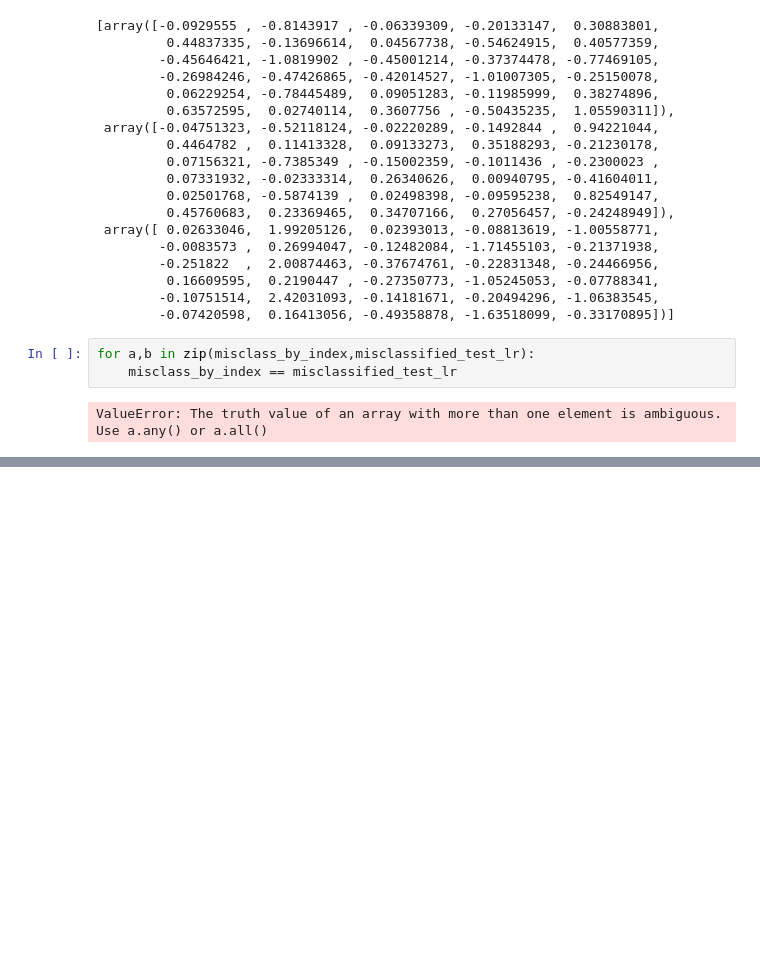
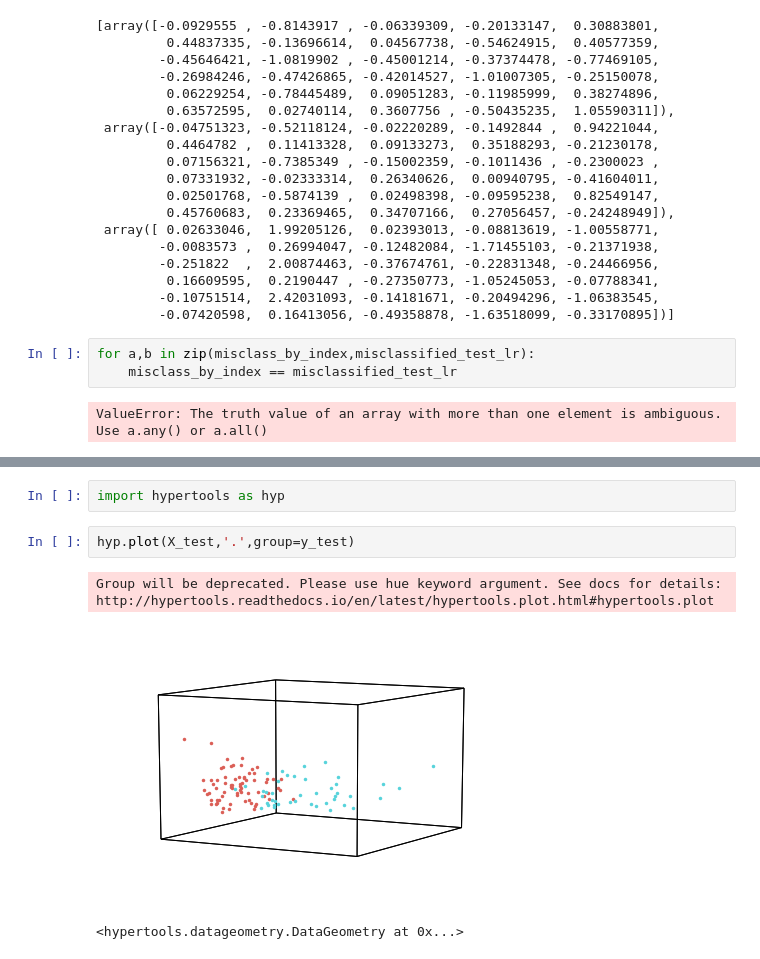
Before and after one commit to Estheray/D-Sigh, a Jupyter notebook: Project_Part_2.ipynb, the cells around one changed output, grey strips where cells are left out. Cells and saved outputs as stored; diff of their text form; blank space fills up the shorter version.

```diff
--- a/Project_Part_2.ipynb
+++ b/Project_Part_2.ipynb
@@ -924,0 +1012,8 @@ ValueError: The truth value of an array with more than one element is ambiguous.
+# %%
+import hypertools as hyp
+# %%
+hyp.plot(X_test,'.',group=y_test)
+# %% [output]
+Group will be deprecated. Please use hue keyword argument. See docs for details: http://hypertools.readthedocs.io/en/latest/hypertools.plot.html#hypertools.plot
+[figure, added]
+<hypertools.datageometry.DataGeometry at 0x...>
```
Also changed, not shown: parts of 49 cells of this notebook, 1 other file.
